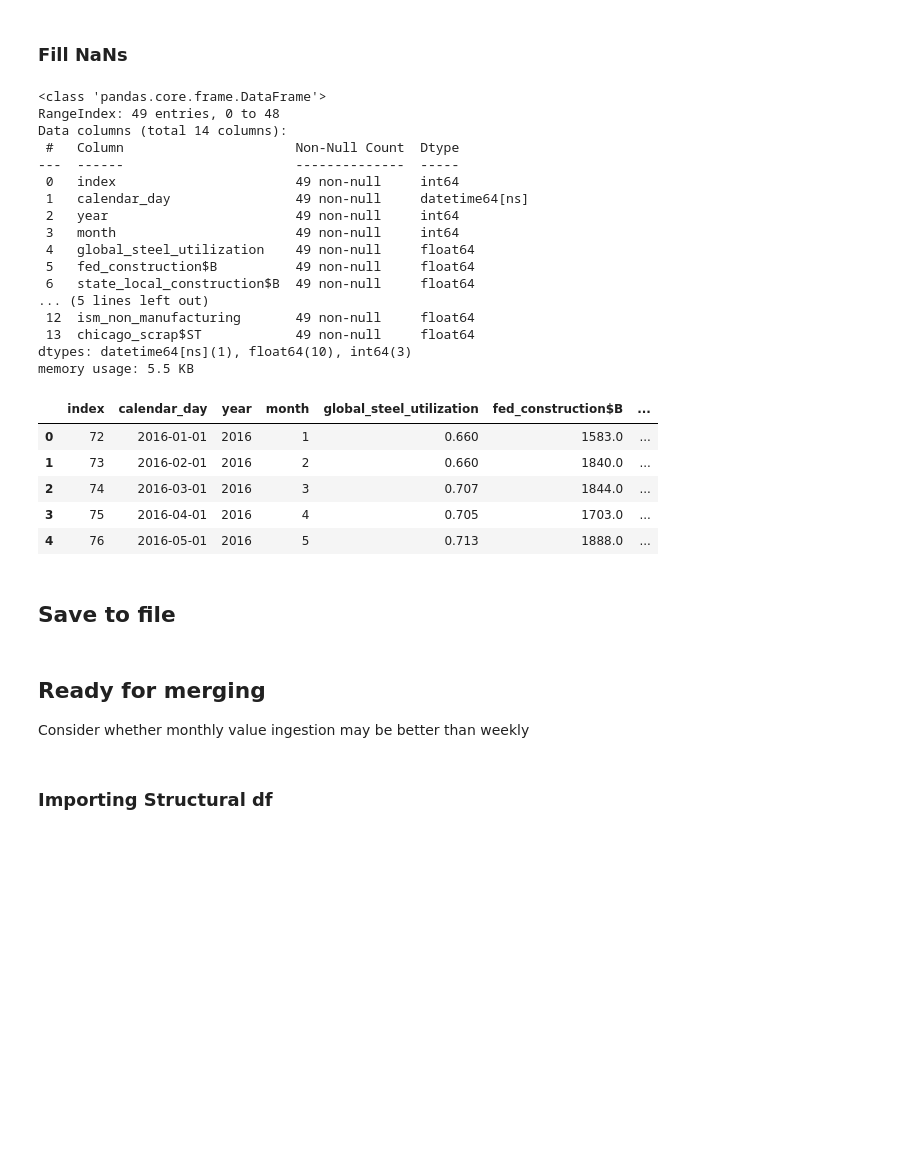
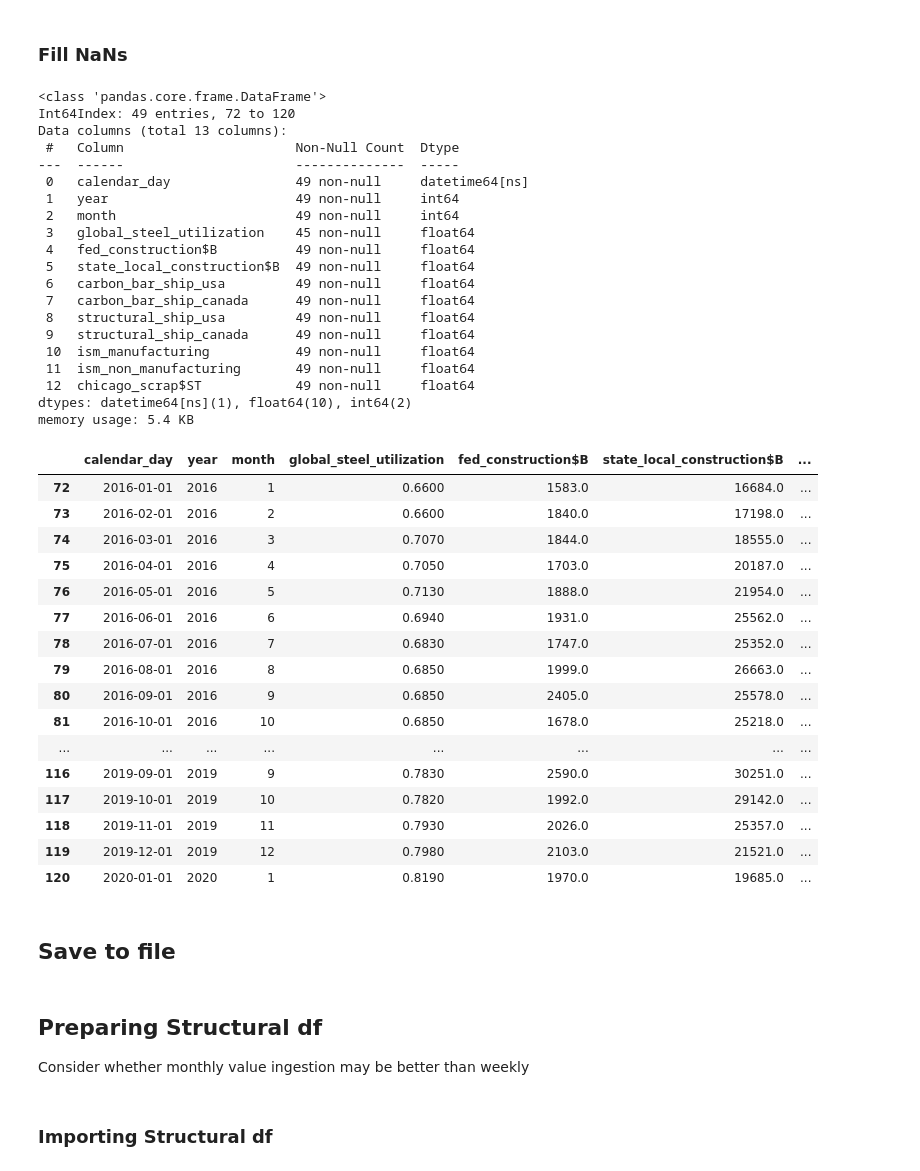
Before and after one commit to jvac06/pft, a Jupyter notebook: scripts/index_merge.ipynb, the cells around one changed output. Saved outputs shown, nothing was run; the diff lists cells and outputs as text; code cells hidden in the pictures; blank space fills up the shorter version.

Commit message:
merged indicators with structural weekly

```diff
--- a/scripts/index_merge.ipynb
+++ b/scripts/index_merge.ipynb
@@ -13,7 +13,7 @@ os.getcwd()
 # %%
 #File directory
 ser_path = "./serialized/"
-path = "./confidential/"
+path = "./merged_clean/"
 #change directory to datasets
 os.chdir("../datasets")
 # %%
@@ -113,7 +113,6 @@ indicators = indicators[['calendar_day','year','month', 'global_steel_utilizatio
 # %%
 #select 2016-2020
 indicators = indicators[(indicators['calendar_day'].dt.year >= 2016) & (indicators['calendar_day'] <='2020-01-01')]
-indicators = indicators.reset_index()
 # %%
 indicators.info()
 # %% [output]
@@ -144,37 +146,51 @@ indicators['global_steel_utilization'] = indicators['global_steel_utilization'].
 indicators.info()
 # %% [output]
 <class 'pandas.core.frame.DataFrame'>
-RangeIndex: 49 entries, 0 to 48
-Data columns (total 14 columns):
+Int64Index: 49 entries, 72 to 120
+Data columns (total 13 columns):
  #   Column                      Non-Null Count  Dtype
 ---  ------                      --------------  -----
- 0   index                       49 non-null     int64
- 1   calendar_day                49 non-null     datetime64[ns]
- 2   year                        49 non-null     int64
- 3   month                       49 non-null     int64
- 4   global_steel_utilization    49 non-null     float64
- 5   fed_construction$B          49 non-null     float64
- 6   state_local_construction$B  49 non-null     float64
-... (5 lines left out)
- 12  ism_non_manufacturing       49 non-null     float64
- 13  chicago_scrap$ST            49 non-null     float64
-dtypes: datetime64[ns](1), float64(10), int64(3)
-memory usage: 5.5 KB
+ 0   calendar_day                49 non-null     datetime64[ns]
+ 1   year                        49 non-null     int64
+ 2   month                       49 non-null     int64
+ 3   global_steel_utilization    45 non-null     float64
+ 4   fed_construction$B          49 non-null     float64
+ 5   state_local_construction$B  49 non-null     float64
+ 6   carbon_bar_ship_usa         49 non-null     float64
+ 7   carbon_bar_ship_canada      49 non-null     float64
+ 8   structural_ship_usa         49 non-null     float64
+ 9   structural_ship_canada      49 non-null     float64
+ 10  ism_manufacturing           49 non-null     float64
+ 11  ism_non_manufacturing       49 non-null     float64
+ 12  chicago_scrap$ST            49 non-null     float64
+dtypes: datetime64[ns](1), float64(10), int64(2)
+memory usage: 5.4 KB
 # %%
-indicators.head()
+indicators
 # %% [output]
-|  | index | calendar_day | year | month | global_steel_utilization | fed_construction$B | ... |
-| 0 | 72 | 2016-01-01 | 2016 | 1 | 0.660 | 1583.0 | ... |
-| 1 | 73 | 2016-02-01 | 2016 | 2 | 0.660 | 1840.0 | ... |
-| 2 | 74 | 2016-03-01 | 2016 | 3 | 0.707 | 1844.0 | ... |
-| 3 | 75 | 2016-04-01 | 2016 | 4 | 0.705 | 1703.0 | ... |
-| 4 | 76 | 2016-05-01 | 2016 | 5 | 0.713 | 1888.0 | ... |
+|  | calendar_day | year | month | global_steel_utilization | fed_construction$B | state_local_construction$B | ... |
+| 72 | 2016-01-01 | 2016 | 1 | 0.6600 | 1583.0 | 16684.0 | ... |
+| 73 | 2016-02-01 | 2016 | 2 | 0.6600 | 1840.0 | 17198.0 | ... |
+| 74 | 2016-03-01 | 2016 | 3 | 0.7070 | 1844.0 | 18555.0 | ... |
+| 75 | 2016-04-01 | 2016 | 4 | 0.7050 | 1703.0 | 20187.0 | ... |
+| 76 | 2016-05-01 | 2016 | 5 | 0.7130 | 1888.0 | 21954.0 | ... |
+| 77 | 2016-06-01 | 2016 | 6 | 0.6940 | 1931.0 | 25562.0 | ... |
+| 78 | 2016-07-01 | 2016 | 7 | 0.6830 | 1747.0 | 25352.0 | ... |
+| 79 | 2016-08-01 | 2016 | 8 | 0.6850 | 1999.0 | 26663.0 | ... |
+| 80 | 2016-09-01 | 2016 | 9 | 0.6850 | 2405.0 | 25578.0 | ... |
+| 81 | 2016-10-01 | 2016 | 10 | 0.6850 | 1678.0 | 25218.0 | ... |
+| ... | ... | ... | ... | ... | ... | ... | ... |
+| 116 | 2019-09-01 | 2019 | 9 | 0.7830 | 2590.0 | 30251.0 | ... |
+| 117 | 2019-10-01 | 2019 | 10 | 0.7820 | 1992.0 | 29142.0 | ... |
+| 118 | 2019-11-01 | 2019 | 11 | 0.7930 | 2026.0 | 25357.0 | ... |
+| 119 | 2019-12-01 | 2019 | 12 | 0.7980 | 2103.0 | 21521.0 | ... |
+| 120 | 2020-01-01 | 2020 | 1 | 0.8190 | 1970.0 | 19685.0 | ... |
 # %% [markdown]
 ## Save to file
 # %%
 #indicators.to_pickle(ser_path+'indicators.pkl')
 # %% [markdown]
-## Ready for merging
+## Preparing Structural df
 Consider whether monthly value ingestion may be better than weekly
 # %% [markdown]
 ### Importing Structural df
```
Also changed, not shown: parts of 10 cells of this notebook, 3 other files.
